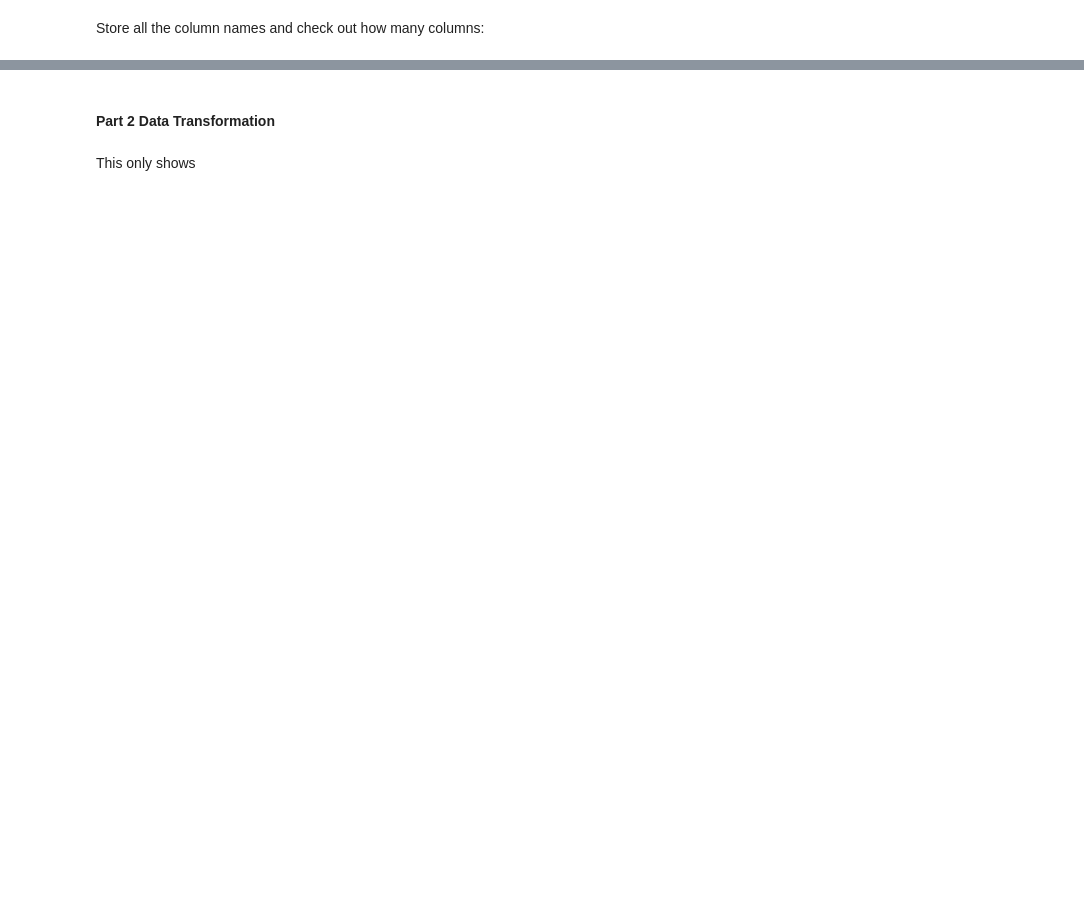
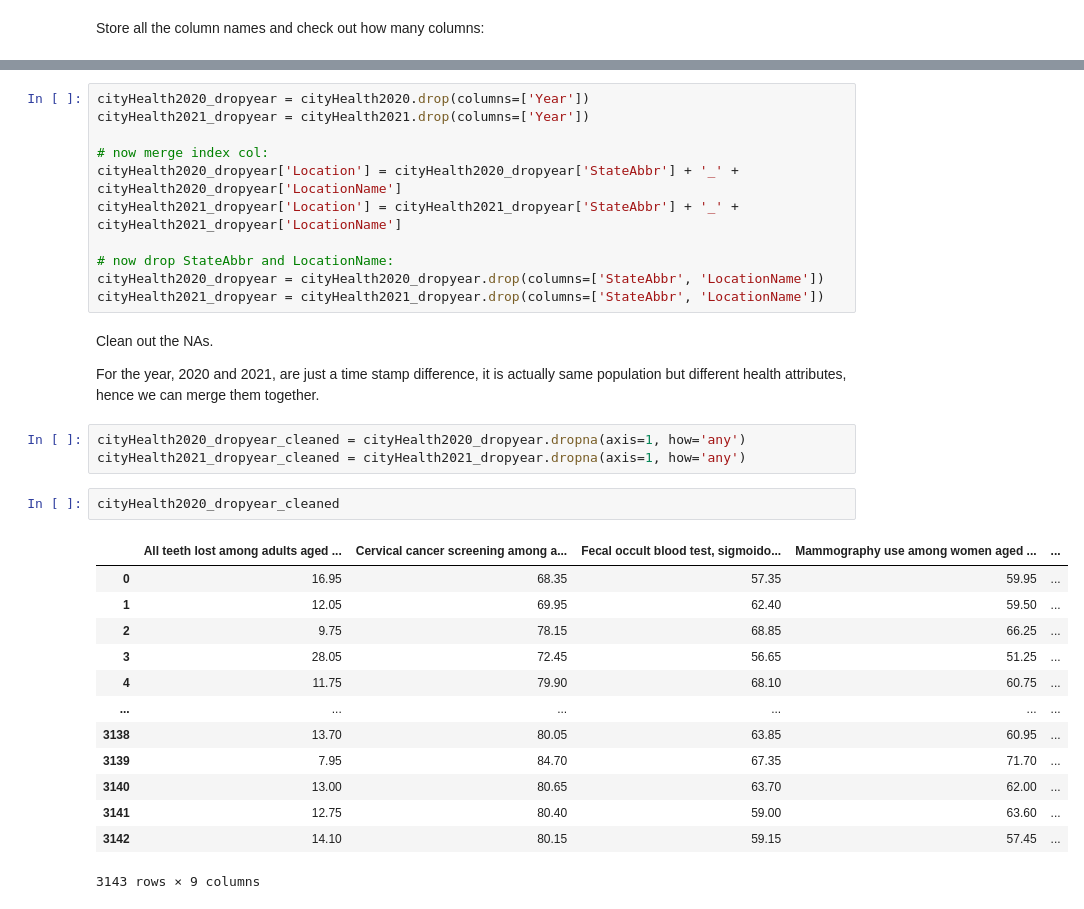
Before and after one commit to dereksgithub/cities_study_QM_Term_project, a Jupyter notebook: cdc_data.ipynb, the cells around one changed output, grey strips where cells are left out. Cells and saved outputs as stored; diff of their text form; blank space fills up the shorter version.

```diff
--- a/cdc_data.ipynb
+++ b/cdc_data.ipynb
@@ -105,4 +122,34 @@ len(place_20and21['LocationName'].unique())
-# %% [markdown]
-#### Part 2 Data Transformation
-# %% [markdown]
-This only shows
+# %%
+cityHealth2020_dropyear = cityHealth2020.drop(columns=['Year'])
+cityHealth2021_dropyear = cityHealth2021.drop(columns=['Year'])
+
+# now merge index col:
+cityHealth2020_dropyear['Location'] = cityHealth2020_dropyear['StateAbbr'] + '_' + cityHealth2020_dropyear['LocationName']
+cityHealth2021_dropyear['Location'] = cityHealth2021_dropyear['StateAbbr'] + '_' + cityHealth2021_dropyear['LocationName']
+
+# now drop StateAbbr and LocationName:
+cityHealth2020_dropyear = cityHealth2020_dropyear.drop(columns=['StateAbbr', 'LocationName'])
+cityHealth2021_dropyear = cityHealth2021_dropyear.drop(columns=['StateAbbr', 'LocationName'])
+# %% [markdown]
+Clean out the NAs.
+
+For the year, 2020 and 2021, are just a time stamp difference, it is actually same population but different health attributes, hence we can merge them together.
+# %%
+cityHealth2020_dropyear_cleaned = cityHealth2020_dropyear.dropna(axis=1, how='any')
+cityHealth2021_dropyear_cleaned = cityHealth2021_dropyear.dropna(axis=1, how='any')
+# %%
+cityHealth2020_dropyear_cleaned
+# %% [output]
+|  | All teeth lost among adults aged ... | Cervical cancer screening among a... | Fecal occult blood test, sigmoido... | Mammography use among women aged ... | ... |
+| 0 | 16.95 | 68.35 | 57.35 | 59.95 | ... |
+| 1 | 12.05 | 69.95 | 62.40 | 59.50 | ... |
+| 2 | 9.75 | 78.15 | 68.85 | 66.25 | ... |
+| 3 | 28.05 | 72.45 | 56.65 | 51.25 | ... |
+| 4 | 11.75 | 79.90 | 68.10 | 60.75 | ... |
+| ... | ... | ... | ... | ... | ... |
+| 3138 | 13.70 | 80.05 | 63.85 | 60.95 | ... |
+| 3139 | 7.95 | 84.70 | 67.35 | 71.70 | ... |
+| 3140 | 13.00 | 80.65 | 63.70 | 62.00 | ... |
+| 3141 | 12.75 | 80.40 | 59.00 | 63.60 | ... |
+| 3142 | 14.10 | 80.15 | 59.15 | 57.45 | ... |
+3143 rows × 9 columns
```
Also changed, not shown: parts of 24 cells of this notebook.
